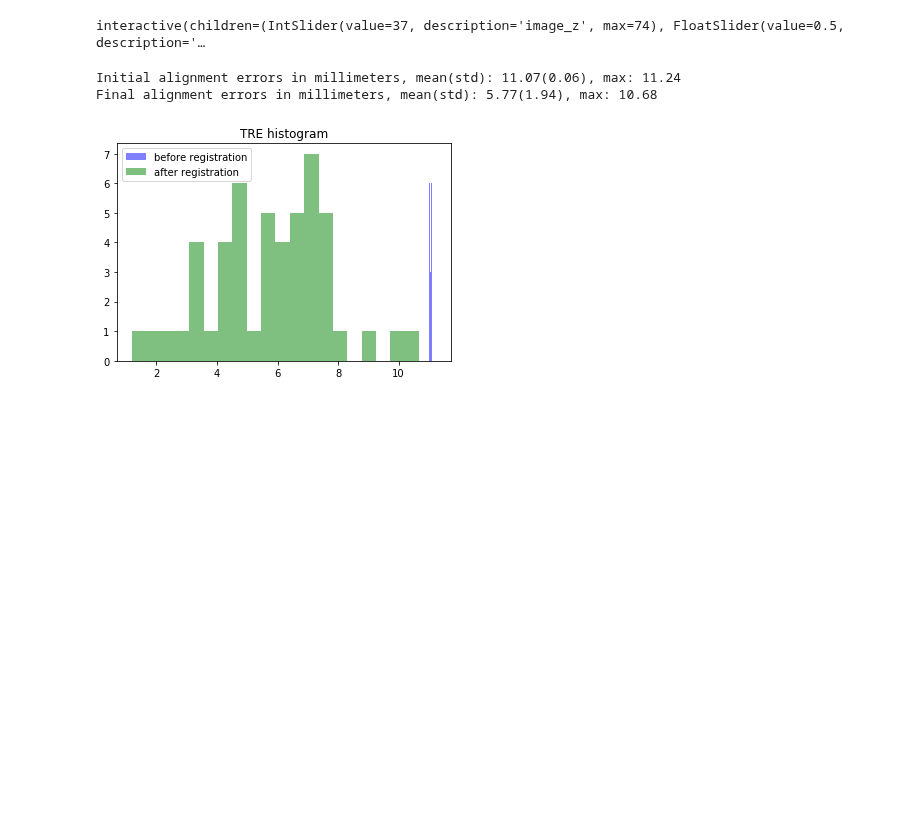
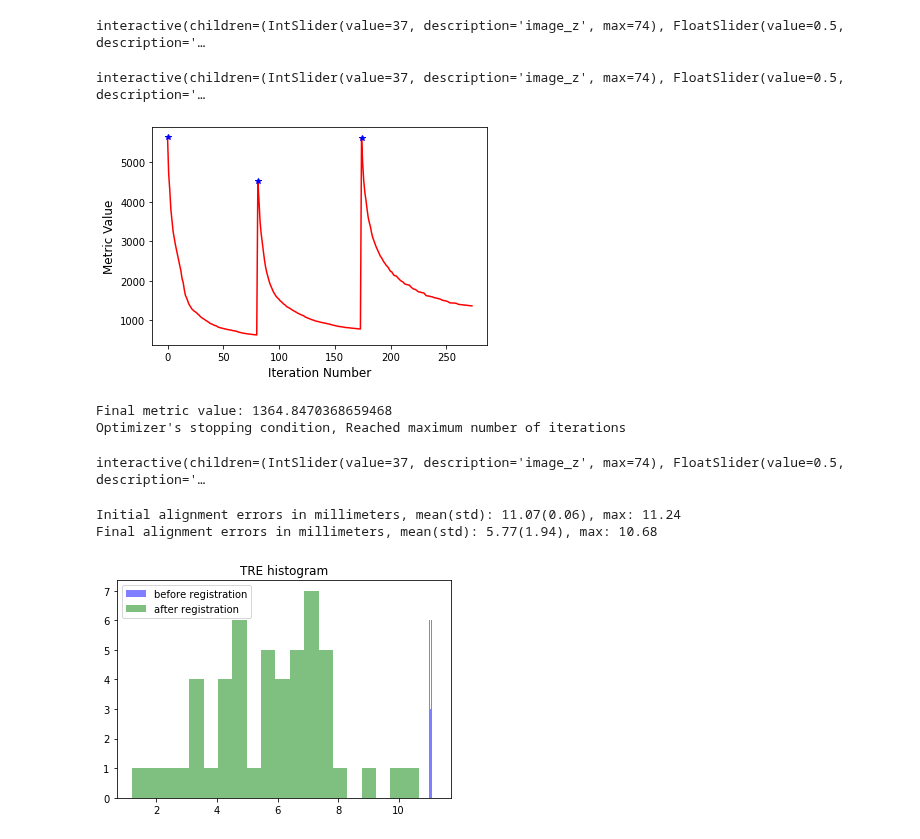
Before and after one commit to Liang-ZX/OAI-registration, a Jupyter notebook: Registration_try.ipynb, the cells around one changed output. Drawn from its saved outputs; the diff is of its cells as text; code cells hidden in the pictures; blank space fills up the shorter version.

```diff
--- a/Registration_try.ipynb
+++ b/Registration_try.ipynb
@@ -614,3 +655,40 @@ interactive(children=(IntSlider(value=37, description='image_z', max=74), FloatS
+# %%
+def test_preprocess(images):
+    new_images = []
+    for z in range(images.GetDepth()):
+        img = sitk.GetArrayFromImage(images[:,:,z])
+        img = img.astype(np.uint8)
+#         th2, binary2 = cv2.threshold(img, 127, 255, cv2.THRESH_BINARY)
+#         binary = cv2.adaptiveThreshold(img, 255, cv2.ADAPTIVE_THRESH_GAUSSIAN_C, cv2.THRESH_BINARY, 25, 10)
+
+        new_images.append(img)
+    img_array = np.array(new_images)
+
+    return sitk.GetImageFromArray(img_array)
+# %%
+moving_image = test_preprocess(img2)
+fixed_image = test_preprocess(img1)
+moving_resampled = sitk.Resample(moving_image, fixed_image, ffd_transform, sitk.sitkLinear, 0.0, moving_image.GetPixelID())
+interact(display_images_with_alpha, image_z=(0,fixed_image.GetSize()[2] - 1), alpha=(0.0,1.0,0.05), fixed = fixed(fixed_image), moving=fixed(moving_resampled));
+# %% [output]
+interactive(children=(IntSlider(value=37, description='image_z', max=74), FloatSlider(value=0.5, description='…
+# %%
+ffd_transform2 = bspline_intra_modal_registration2(fixed_image = fixed_image,
+                                    moving_image = moving_image,
+#                                     fixed_points=fixed_points,
+#                                     moving_points=moving_points
+                                    )
+# 上面取消注释会报错module 'SimpleITK' has no attribute 'CompositeTransform'，但文档里c++版本是有这个类的
+# %% [output]
+[figure, added]
+Final metric value: 1364.8470368659468
+Optimizer's stopping condition, Reached maximum number of iterations
+# %%
+moving_resampled = sitk.Resample(moving_image, fixed_image, ffd_transform2, sitk.sitkLinear, 0.0, moving_image.GetPixelID())
+
+interact(display_images_with_alpha, image_z=(0,fixed_image.GetSize()[2] - 1), alpha=(0.0,1.0,0.05), fixed = fixed(fixed_image), moving=fixed(moving_resampled));
+# %% [output]
+interactive(children=(IntSlider(value=37, description='image_z', max=74), FloatSlider(value=0.5, description='…
 # %%
 initial_errors_mean, initial_errors_std, _, initial_errors_max, initial_errors = ru.registration_errors(sitk.Euler3DTransform(),fixed_points, moving_points)
 final_errors_mean, final_errors_std, _, final_errors_max, final_errors = ru.registration_errors(ffd_transform, fixed_points, moving_points)
```
Also changed, not shown: parts of 11 cells of this notebook, 4 other files.
